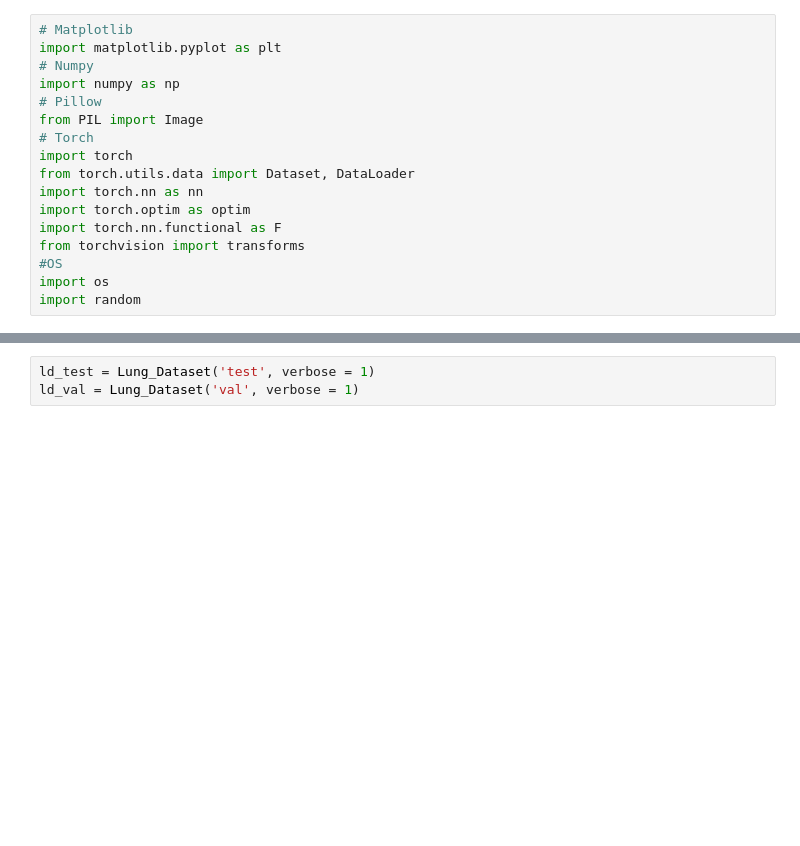
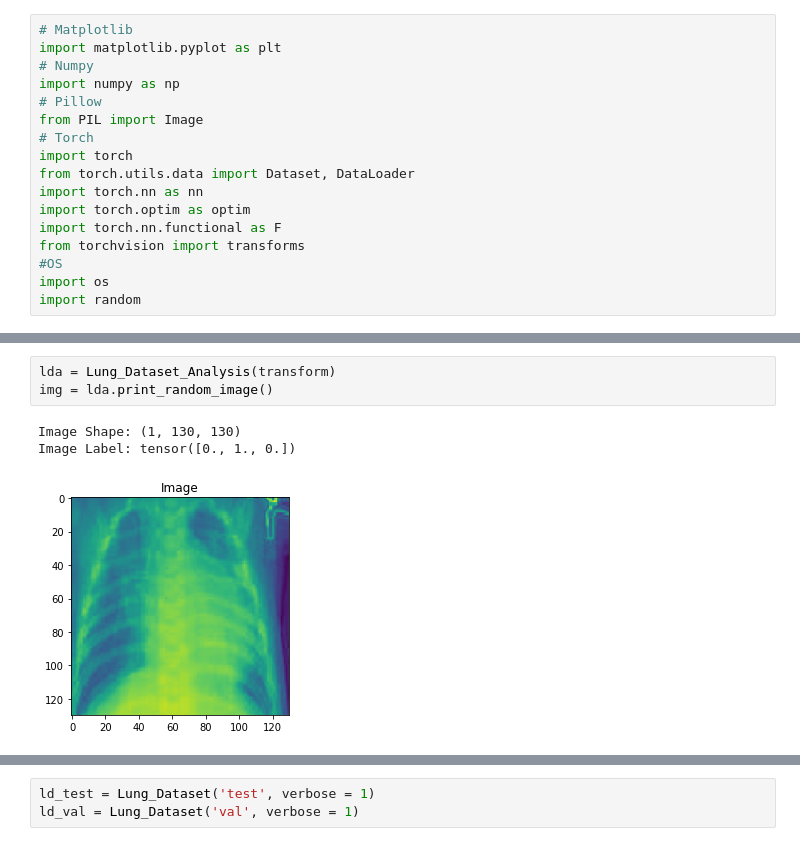
Before and after one commit to EYLeong/Chest_X-ray_Classifier, a Jupyter notebook: Dataloaders.ipynb, the cells around one changed output, grey strips where cells are left out. Drawn from its saved outputs; the diff is of its cells as text; blank space fills up the shorter version.

```diff
--- a/Dataloaders.ipynb
+++ b/Dataloaders.ipynb
@@ -475,3 +520,10 @@ tensor([0., 1., 0.])
+# %%
+lda = Lung_Dataset_Analysis(transform)
+img = lda.print_random_image()
+# %% [output]
+Image Shape: (1, 130, 130)
+Image Label: tensor([0., 1., 0.])
+[figure, added]
 # %%
 lda.print_image_plot(img)
 # %% [output]
```
Also changed, not shown: parts of 19 cells of this notebook, 1 other file.
